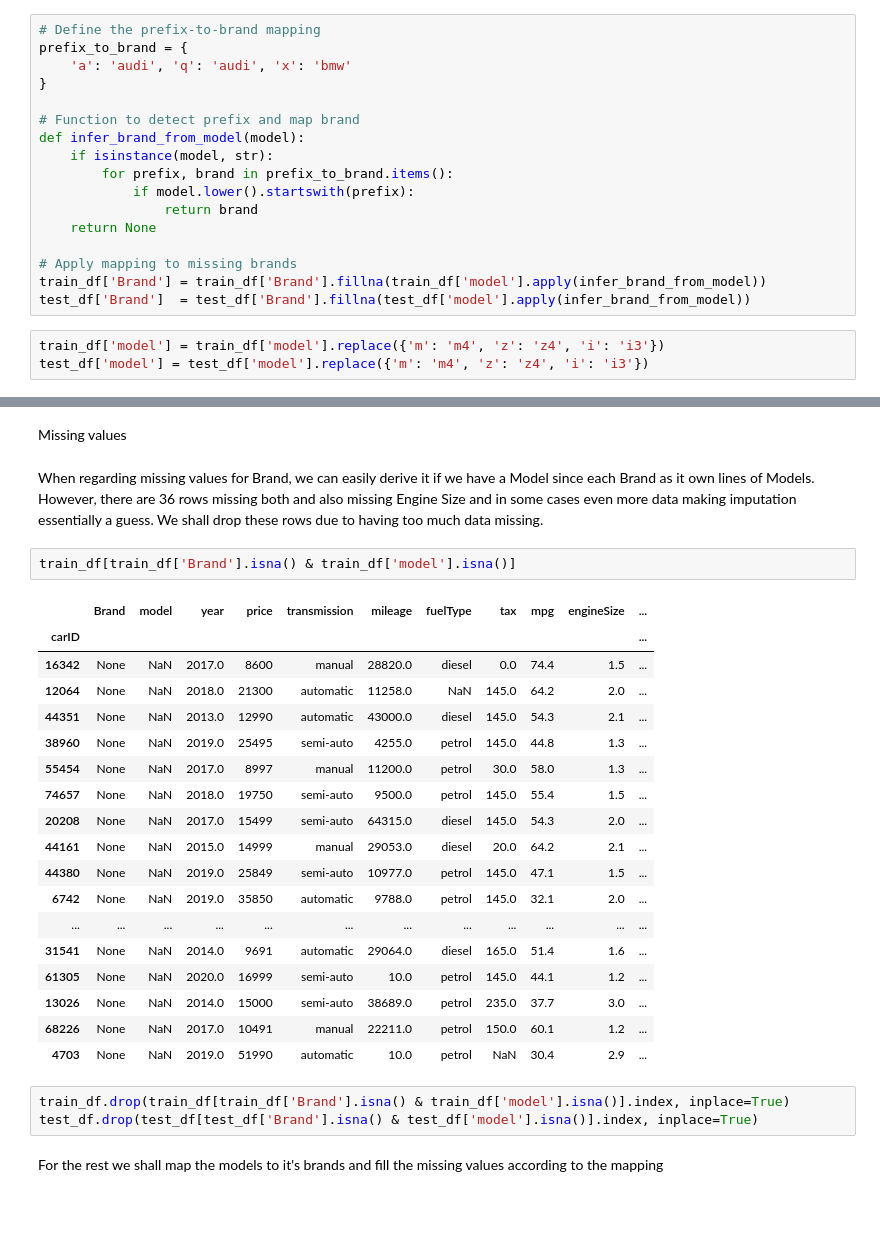
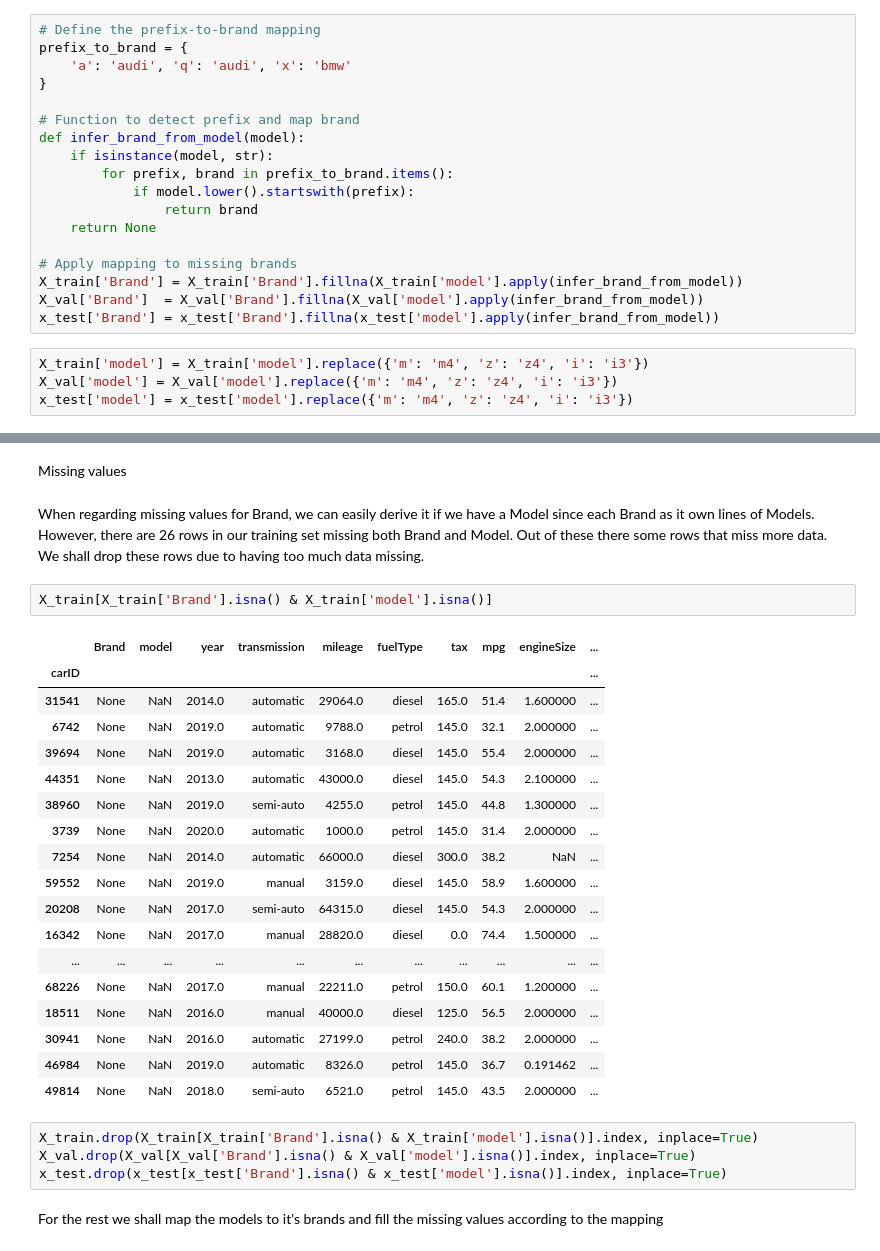
Before and after one commit to EltonSilva97/Car-4-You---Machine-Learning-Project, a Jupyter notebook: main.ipynb, the cells around one changed output, grey strips where cells are left out. Drawn from its saved outputs; the diff is of its cells as text; blank space fills up the shorter version.

```diff
--- a/main.ipynb
+++ b/main.ipynb
@@ -814,11 +852,13 @@ def infer_brand_from_model(model):
     return None
 
 # Apply mapping to missing brands
-train_df['Brand'] = train_df['Brand'].fillna(train_df['model'].apply(infer_brand_from_model))
-test_df['Brand']  = test_df['Brand'].fillna(test_df['model'].apply(infer_brand_from_model))
+X_train['Brand'] = X_train['Brand'].fillna(X_train['model'].apply(infer_brand_from_model))
+X_val['Brand']  = X_val['Brand'].fillna(X_val['model'].apply(infer_brand_from_model))
+x_test['Brand'] = x_test['Brand'].fillna(x_test['model'].apply(infer_brand_from_model))
 # %%
-train_df['model'] = train_df['model'].replace({'m': 'm4', 'z': 'z4', 'i': 'i3'})
-test_df['model'] = test_df['model'].replace({'m': 'm4', 'z': 'z4', 'i': 'i3'})
+X_train['model'] = X_train['model'].replace({'m': 'm4', 'z': 'z4', 'i': 'i3'})
+X_val['model'] = X_val['model'].replace({'m': 'm4', 'z': 'z4', 'i': 'i3'})
+x_test['model'] = x_test['model'].replace({'m': 'm4', 'z': 'z4', 'i': 'i3'})
 # %%
 def impute_by_distribution(df, brand, prefix):
     subset = df[(df['Brand'].str.lower() == brand) & (df['model'].str.startswith(prefix))]
@@ -879,31 +925,32 @@ float_to_int(test_df, 'previousOwners')
 # %% [markdown]
 Missing values
 # %% [markdown]
-When regarding missing values for Brand, we can easily derive it if we have a Model since each Brand as it own lines of Models. However, there are 36 rows missing both and also missing Engine Size and in some cases even more data making imputation essentially a guess. We shall drop these rows due to having too much data missing.
+When regarding missing values for Brand, we can easily derive it if we have a Model since each Brand as it own lines of Models. However, there are 26 rows in our training set missing both Brand and Model. Out of these there some rows that miss more data. We shall drop these rows due to having too much data missing.
 # %%
-train_df[train_df['Brand'].isna() & train_df['model'].isna()]
+X_train[X_train['Brand'].isna() & X_train['model'].isna()]
 # %% [output]
-|  | Brand | model | year | price | transmission | mileage | fuelType | tax | mpg | engineSize | ... |
-| carID |  |  |  |  |  |  |  |  |  |  | ... |
-| 16342 | None | NaN | 2017.0 | 8600 | manual | 28820.0 | diesel | 0.0 | 74.4 | 1.5 | ... |
-| 12064 | None | NaN | 2018.0 | 21300 | automatic | 11258.0 | NaN | 145.0 | 64.2 | 2.0 | ... |
-| 44351 | None | NaN | 2013.0 | 12990 | automatic | 43000.0 | diesel | 145.0 | 54.3 | 2.1 | ... |
-| 38960 | None | NaN | 2019.0 | 25495 | semi-auto | 4255.0 | petrol | 145.0 | 44.8 | 1.3 | ... |
-| 55454 | None | NaN | 2017.0 | 8997 | manual | 11200.0 | petrol | 30.0 | 58.0 | 1.3 | ... |
-| 74657 | None | NaN | 2018.0 | 19750 | semi-auto | 9500.0 | petrol | 145.0 | 55.4 | 1.5 | ... |
-| 20208 | None | NaN | 2017.0 | 15499 | semi-auto | 64315.0 | diesel | 145.0 | 54.3 | 2.0 | ... |
-| 44161 | None | NaN | 2015.0 | 14999 | manual | 29053.0 | diesel | 20.0 | 64.2 | 2.1 | ... |
-| 44380 | None | NaN | 2019.0 | 25849 | semi-auto | 10977.0 | petrol | 145.0 | 47.1 | 1.5 | ... |
-| 6742 | None | NaN | 2019.0 | 35850 | automatic | 9788.0 | petrol | 145.0 | 32.1 | 2.0 | ... |
-| ... | ... | ... | ... | ... | ... | ... | ... | ... | ... | ... | ... |
-| 31541 | None | NaN | 2014.0 | 9691 | automatic | 29064.0 | diesel | 165.0 | 51.4 | 1.6 | ... |
-| 61305 | None | NaN | 2020.0 | 16999 | semi-auto | 10.0 | petrol | 145.0 | 44.1 | 1.2 | ... |
-| 13026 | None | NaN | 2014.0 | 15000 | semi-auto | 38689.0 | petrol | 235.0 | 37.7 | 3.0 | ... |
-| 68226 | None | NaN | 2017.0 | 10491 | manual | 22211.0 | petrol | 150.0 | 60.1 | 1.2 | ... |
-| 4703 | None | NaN | 2019.0 | 51990 | automatic | 10.0 | petrol | NaN | 30.4 | 2.9 | ... |
+|  | Brand | model | year | transmission | mileage | fuelType | tax | mpg | engineSize | ... |
+| carID |  |  |  |  |  |  |  |  |  | ... |
+| 31541 | None | NaN | 2014.0 | automatic | 29064.0 | diesel | 165.0 | 51.4 | 1.600000 | ... |
+| 6742 | None | NaN | 2019.0 | automatic | 9788.0 | petrol | 145.0 | 32.1 | 2.000000 | ... |
+| 39694 | None | NaN | 2019.0 | automatic | 3168.0 | diesel | 145.0 | 55.4 | 2.000000 | ... |
+| 44351 | None | NaN | 2013.0 | automatic | 43000.0 | diesel | 145.0 | 54.3 | 2.100000 | ... |
+| 38960 | None | NaN | 2019.0 | semi-auto | 4255.0 | petrol | 145.0 | 44.8 | 1.300000 | ... |
+| 3739 | None | NaN | 2020.0 | automatic | 1000.0 | petrol | 145.0 | 31.4 | 2.000000 | ... |
+| 7254 | None | NaN | 2014.0 | automatic | 66000.0 | diesel | 300.0 | 38.2 | NaN | ... |
+| 59552 | None | NaN | 2019.0 | manual | 3159.0 | diesel | 145.0 | 58.9 | 1.600000 | ... |
+| 20208 | None | NaN | 2017.0 | semi-auto | 64315.0 | diesel | 145.0 | 54.3 | 2.000000 | ... |
+| 16342 | None | NaN | 2017.0 | manual | 28820.0 | diesel | 0.0 | 74.4 | 1.500000 | ... |
+| ... | ... | ... | ... | ... | ... | ... | ... | ... | ... | ... |
+| 68226 | None | NaN | 2017.0 | manual | 22211.0 | petrol | 150.0 | 60.1 | 1.200000 | ... |
+| 18511 | None | NaN | 2016.0 | manual | 40000.0 | diesel | 125.0 | 56.5 | 2.000000 | ... |
+| 30941 | None | NaN | 2016.0 | automatic | 27199.0 | petrol | 240.0 | 38.2 | 2.000000 | ... |
+| 46984 | None | NaN | 2019.0 | automatic | 8326.0 | petrol | 145.0 | 36.7 | 0.191462 | ... |
+| 49814 | None | NaN | 2018.0 | semi-auto | 6521.0 | petrol | 145.0 | 43.5 | 2.000000 | ... |
 # %%
-train_df.drop(train_df[train_df['Brand'].isna() & train_df['model'].isna()].index, inplace=True)
-test_df.drop(test_df[test_df['Brand'].isna() & test_df['model'].isna()].index, inplace=True)
+X_train.drop(X_train[X_train['Brand'].isna() & X_train['model'].isna()].index, inplace=True)
+X_val.drop(X_val[X_val['Brand'].isna() & X_val['model'].isna()].index, inplace=True)
+x_test.drop(x_test[x_test['Brand'].isna() & x_test['model'].isna()].index, inplace=True)
 # %% [markdown]
 For the rest we shall map the models to it's brands and fill the missing values according to the mapping
 # %%
```
Also changed, not shown: parts of 83 cells of this notebook.
